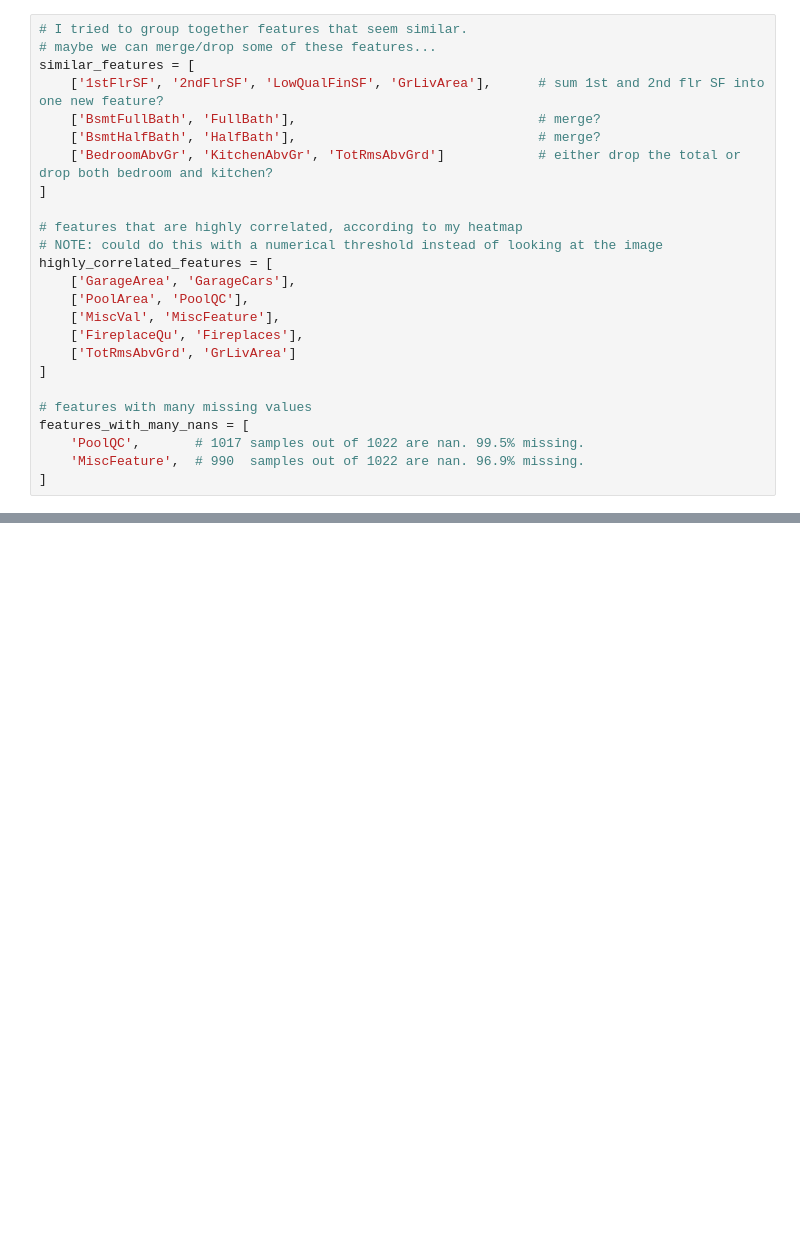
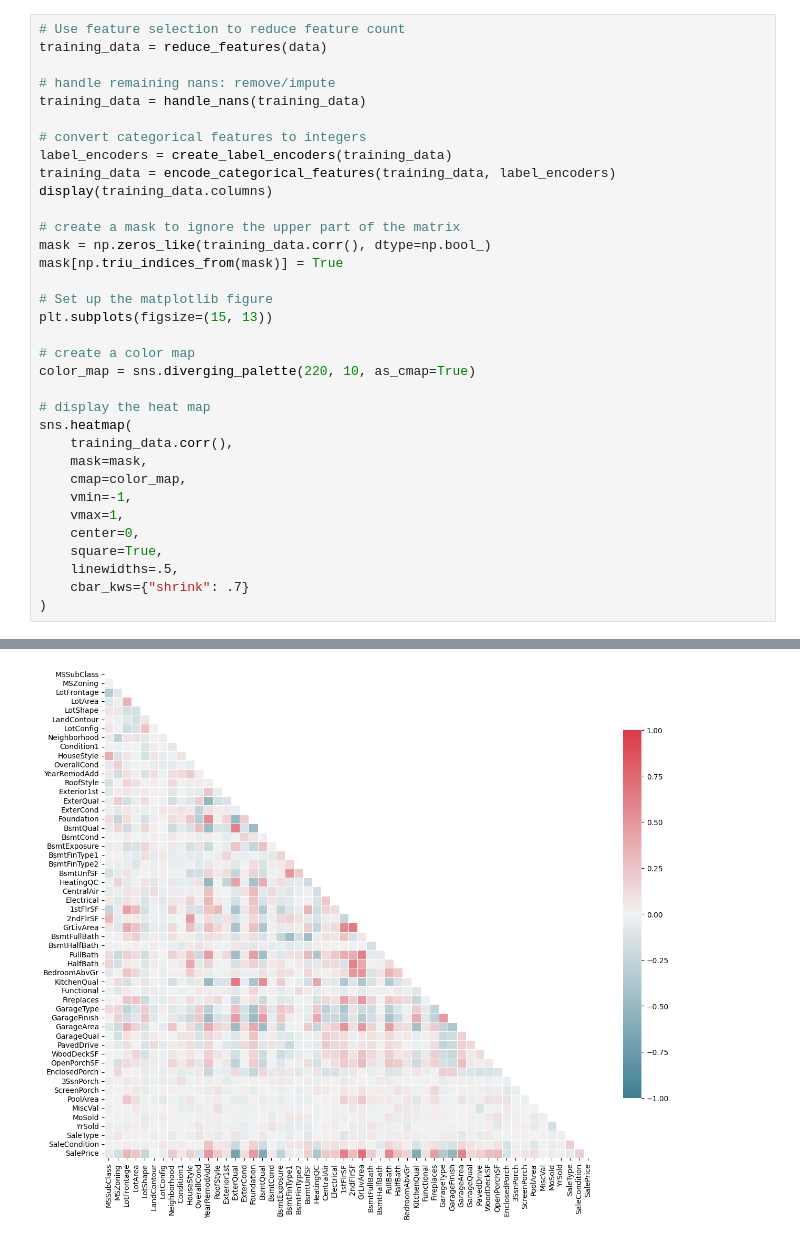
Before and after one commit to ShaunMendes/house_price_prediction, a Jupyter notebook: EDA.ipynb, the cells around one changed output, grey strips where cells are left out. Saved outputs shown, nothing was run; the diff lists cells and outputs as text; blank space fills up the shorter version.

```diff
--- a/EDA.ipynb
+++ b/EDA.ipynb
@@ -122,25 +78,35 @@ sns.heatmap(
-# %%
-# I tried to group together features that seem similar.
-# maybe we can merge/drop some of these features...
-similar_features = [
-    ['1stFlrSF', '2ndFlrSF', 'LowQualFinSF', 'GrLivArea'],      # sum 1st and 2nd flr SF into one new feature?
-    ['BsmtFullBath', 'FullBath'],                               # merge?
-    ['BsmtHalfBath', 'HalfBath'],                               # merge?
-    ['BedroomAbvGr', 'KitchenAbvGr', 'TotRmsAbvGrd']            # either drop the total or drop both bedroom and kitchen?
-]
-
-# features that are highly correlated, according to my heatmap
-# NOTE: could do this with a numerical threshold instead of looking at the image
-highly_correlated_features = [
-    ['GarageArea', 'GarageCars'],
-    ['PoolArea', 'PoolQC'],
-    ['MiscVal', 'MiscFeature'],
-    ['FireplaceQu', 'Fireplaces'],
-    ['TotRmsAbvGrd', 'GrLivArea']
-]
-
-# features with many missing values
-features_with_many_nans = [
-    'PoolQC',       # 1017 samples out of 1022 are nan. 99.5% missing.
-    'MiscFeature',  # 990  samples out of 1022 are nan. 96.9% missing.
-]
+# %%
+# Use feature selection to reduce feature count
+training_data = reduce_features(data)
+
+# handle remaining nans: remove/impute
+training_data = handle_nans(training_data)
+
+# convert categorical features to integers
+label_encoders = create_label_encoders(training_data)
+training_data = encode_categorical_features(training_data, label_encoders)
+display(training_data.columns)
+
+# create a mask to ignore the upper part of the matrix
+mask = np.zeros_like(training_data.corr(), dtype=np.bool_)
+mask[np.triu_indices_from(mask)] = True
+
+# Set up the matplotlib figure
+plt.subplots(figsize=(15, 13))
+
+# create a color map
+color_map = sns.diverging_palette(220, 10, as_cmap=True)
+
+# display the heat map
+sns.heatmap(
+    training_data.corr(),
+    mask=mask,
+    cmap=color_map,
+    vmin=-1,
+    vmax=1,
+    center=0,
+    square=True,
+    linewidths=.5,
+    cbar_kws={"shrink": .7}
+)
+# %% [output]
@@ -146,0 +127 @@ features_with_many_nans = [
+[figure, added]
```
Also changed, not shown: parts of 7 cells of this notebook, 5 other files.
